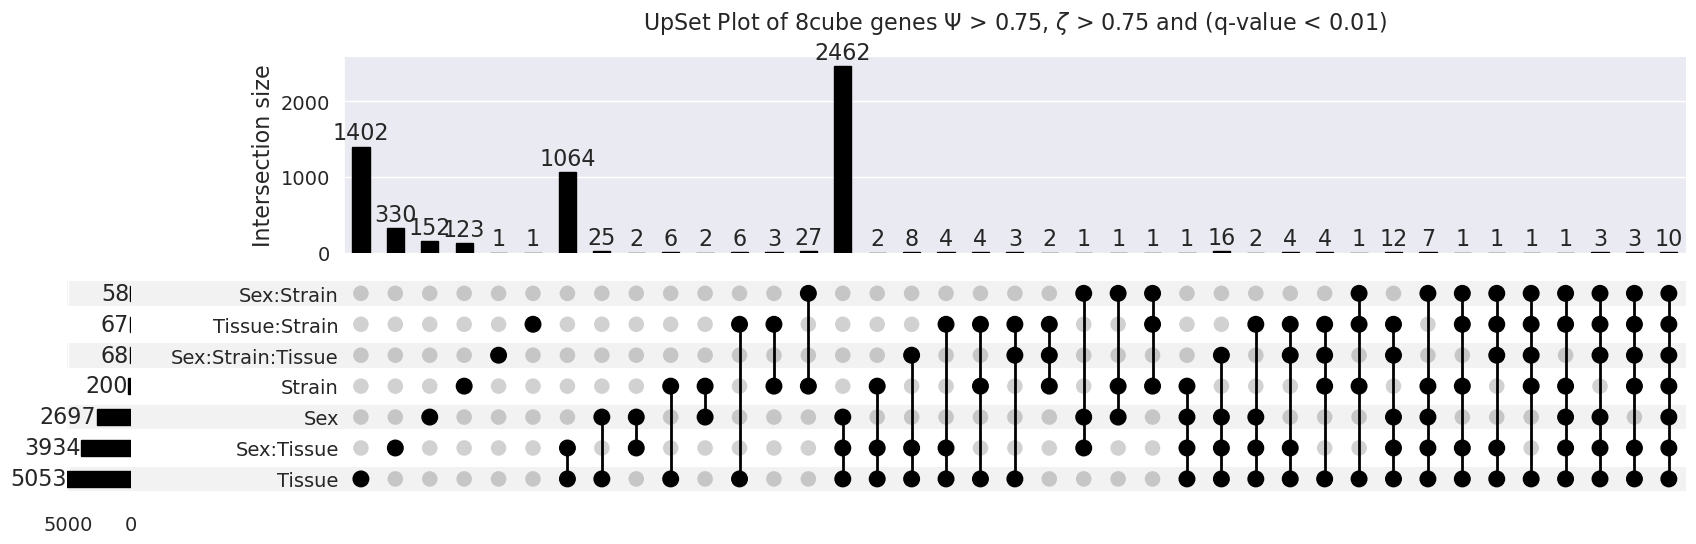
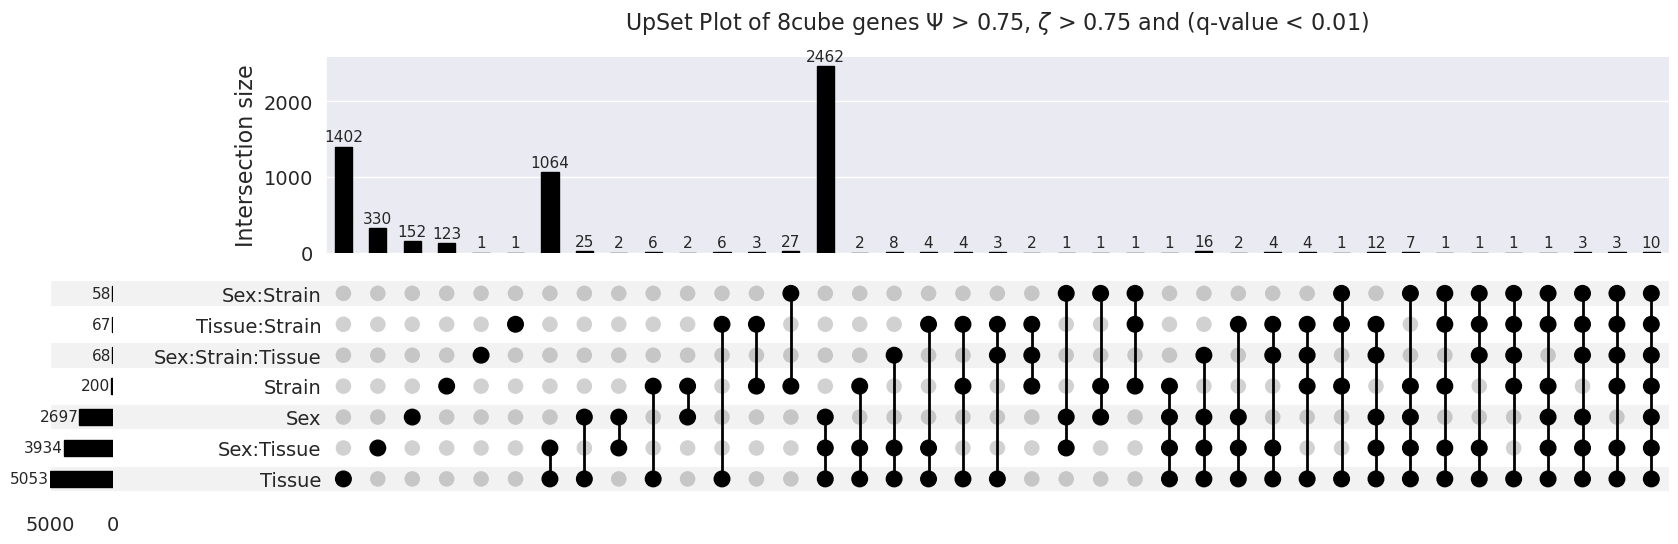
Unified diff of the notebook cell whose output changed from the first chart to the second:
--- before
+++ after
@@ -7,5 +7,5 @@
 zeta_thresh = 0.75
 
-# Step 1: Read all DataFrames and label them by partition
+# Read all DataFrames and label them by partition
 dfs = []
 for partition in partition_list:
@@ -15,12 +15,12 @@
     dfs.append(df)
 
-# Step 2: Combine all data for global FDR correction
+# Combine all data for global FDR correction
 combined_df = pd.concat(dfs, ignore_index=True)
 
-# Step 3: Global FDR correction for both Psi and Zeta
+# Global FDR correction for both Psi and Zeta
 _, combined_df['Psi FDR'], _, _ = multipletests(combined_df['Psi p-value'], method='fdr_bh')
 _, combined_df['Zeta FDR'], _, _ = multipletests(combined_df['Zeta p-value'], method='fdr_bh')
 
-# Step 4: Filter for genes significant in both Psi and Zeta, and with effect sizes > 0.5
+# Filter for genes significant in both Psi and Zeta, and with effect sizes > 0.5
 significant = combined_df[
     (combined_df['Psi FDR'] <= fdr_thresh) &
@@ -31,5 +31,5 @@
 
 
-# Step 5: Create sets of significant genes per partition, ensuring no duplicates
+# Create sets of significant genes per partition, ensuring no duplicates
 partition_gene_sets = {
     partition: set(
@@ -49,8 +49,8 @@
     memberships.append(gene_membership)
     
-# Step 7: Create UpSet data and plot
+# Create UpSet data and plot
 # Set larger font sizes globally
 plt.rcParams.update({
-    'font.size': 16,          # base font size
+    'font.size': 11,          # base font size
     'axes.titlesize': 16,     # title size
     'axes.labelsize': 16,     # axis label size
@@ -76,3 +76,5 @@
 )
 plt.tight_layout()
+out_fig_path = os.path.join(output_path, "upset_across_tissues.png")
+plt.savefig(out_fig_path)
 plt.show()

Commit: All figs updated